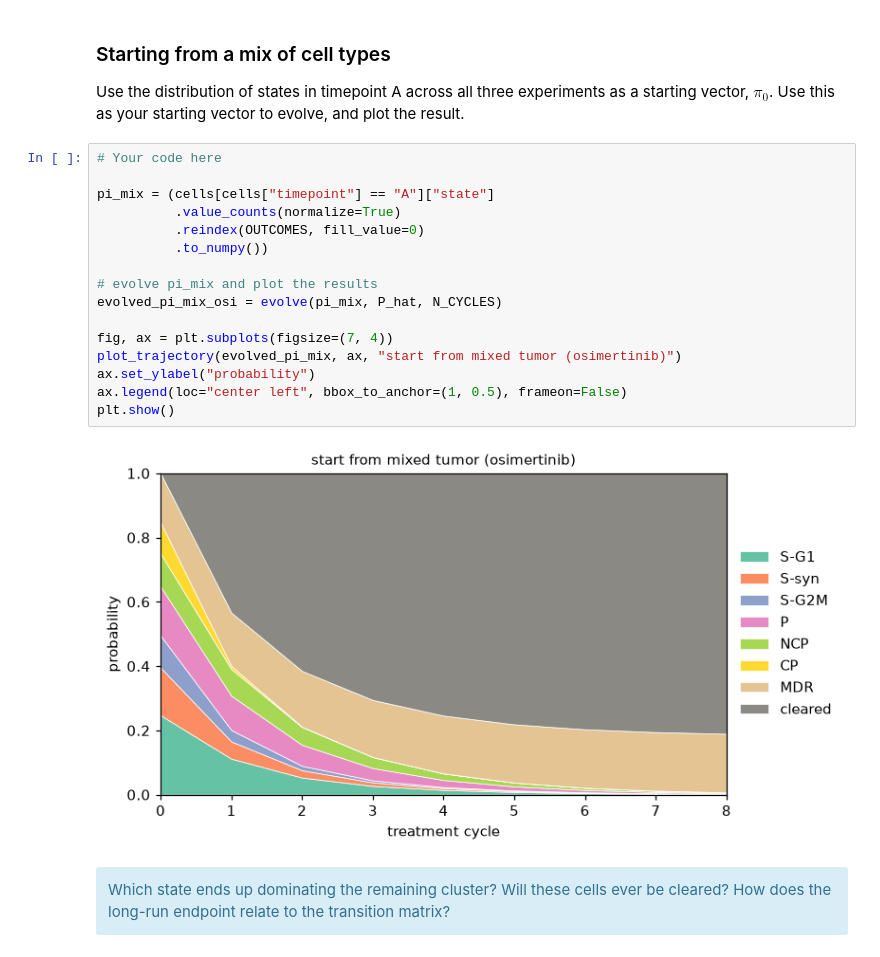
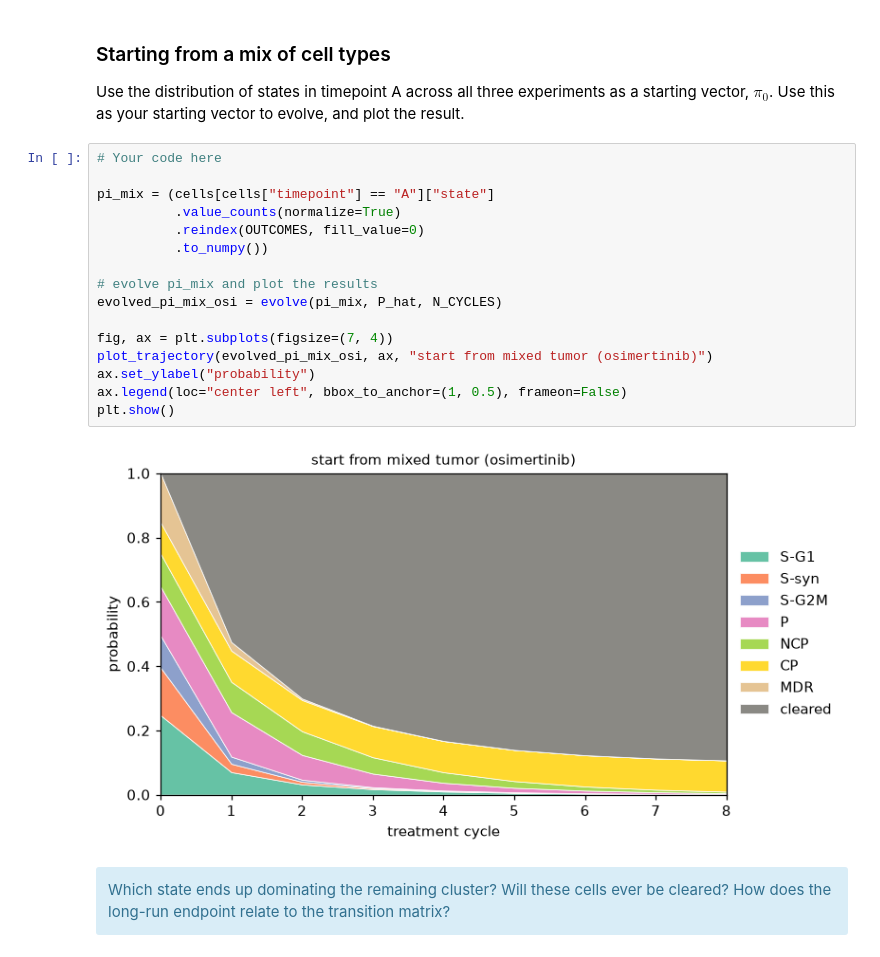
Before and after one commit to jkpbrenn99/uu_markov, a Jupyter notebook: lab_2/Lab09_markov_chain_cells.ipynb, the cells around one changed output. Drawn from its saved outputs; the diff is of its cells as text.

```diff
--- a/lab_2/Lab09_markov_chain_cells.ipynb
+++ b/lab_2/Lab09_markov_chain_cells.ipynb
@@ -308,21 +310,21 @@ Use the distribution of states in timepoint A across all three experiments as a
 # %%
 # Your code here
 
 pi_mix = (cells[cells["timepoint"] == "A"]["state"]
           .value_counts(normalize=True)
           .reindex(OUTCOMES, fill_value=0)
           .to_numpy())
 
 # evolve pi_mix and plot the results
 evolved_pi_mix_osi = evolve(pi_mix, P_hat, N_CYCLES)
 
 fig, ax = plt.subplots(figsize=(7, 4))
-plot_trajectory(evolved_pi_mix, ax, "start from mixed tumor (osimertinib)")
+plot_trajectory(evolved_pi_mix_osi, ax, "start from mixed tumor (osimertinib)")
 ax.set_ylabel("probability")
 ax.legend(loc="center left", bbox_to_anchor=(1, 0.5), frameon=False)
 plt.show()
 # %% [output]
-[figure, old version]
+[figure, new version]
 # %% [markdown]
 <div class = "alert alert-info"> Which state ends up dominating the remaining cluster? Will these cells ever be cleared? How does the long-run endpoint relate to the transition matrix?</div>
 # %% [markdown]
```
Also changed, not shown: parts of 30 cells of this notebook.
